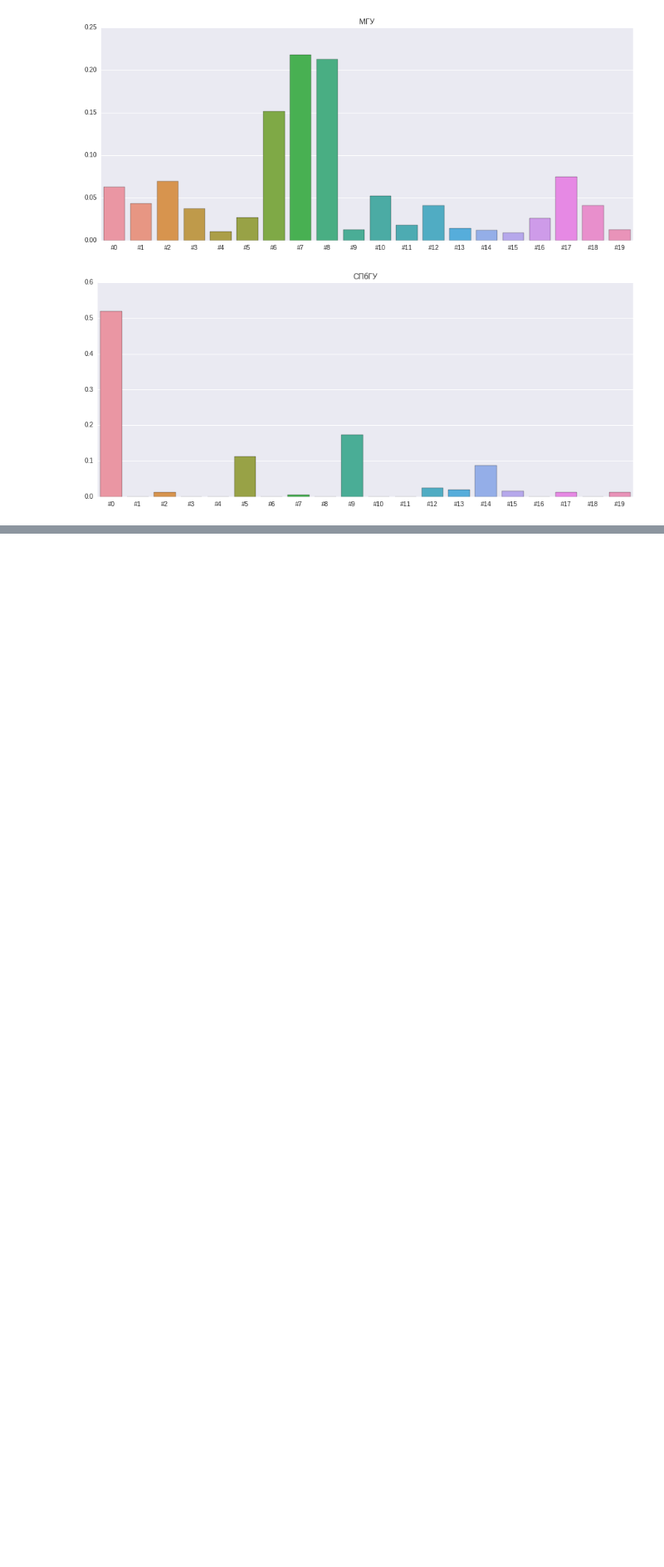
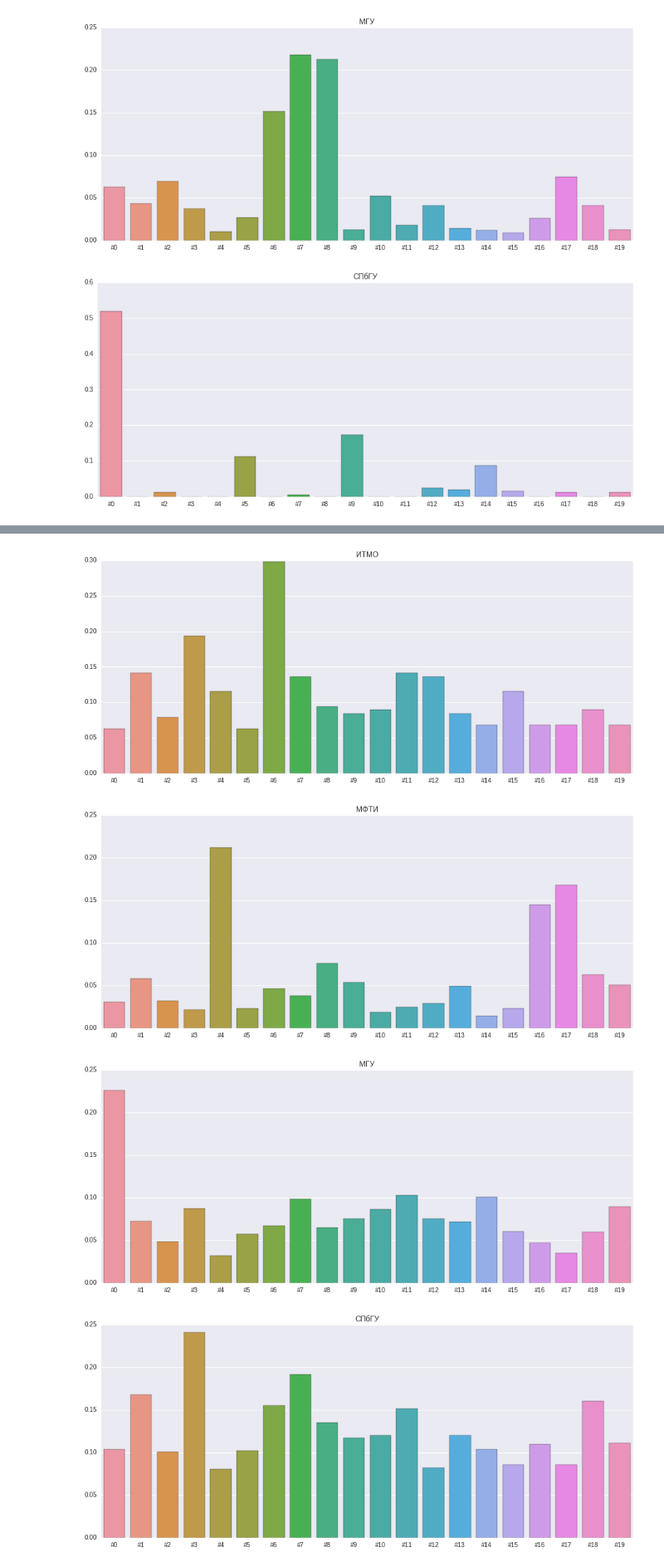
Before and after one commit to Vlad0922/twitter_sentiment, a Jupyter notebook: MIPT analyze.ipynb, the cells around one changed output, grey strips where cells are left out. Shown at 83% size. Cells and saved outputs as stored; diff of their text form; code cells hidden in the pictures; blank space fills up the shorter version.

```diff
--- a/MIPT analyze.ipynb
+++ b/MIPT analyze.ipynb
@@ -252,0 +309,7 @@ topics_distribution(X)
+# %%
+topics_distribution_overall(X)
+# %% [output]
+[figure, added]
+[figure, added]
+[figure, added]
+[figure, added]
```
Also changed, not shown: parts of 3 cells of this notebook.
